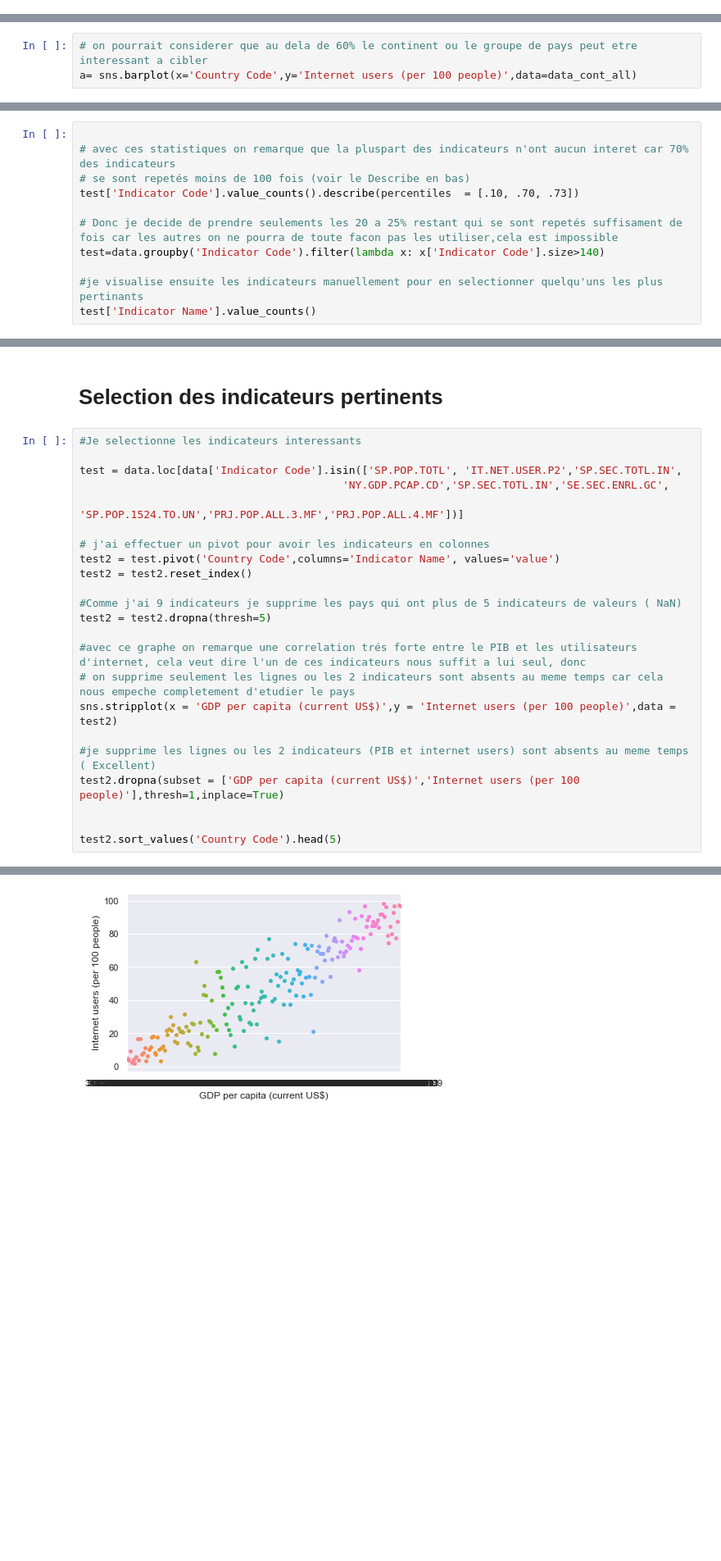
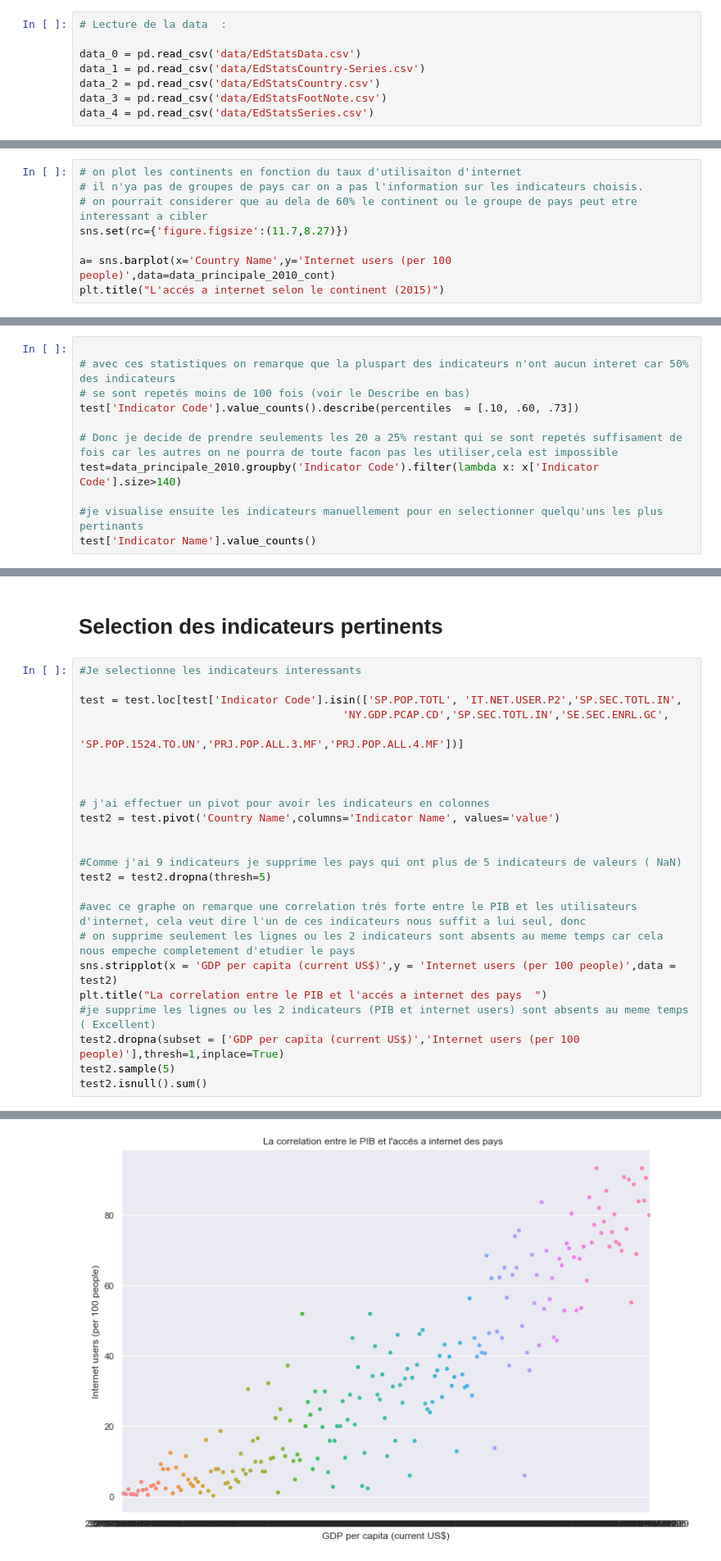
Before and after one commit to axibord/Data_Science, a Jupyter notebook: Test_solo2.ipynb, the cells around one changed output, grey strips where cells are left out. Shown at 82% size. Cells and saved outputs as stored; diff of their text form; blank space fills up the shorter version.

```diff
--- a/Test_solo2.ipynb
+++ b/Test_solo2.ipynb
@@ -21,0 +26,8 @@ data = pd.read_csv('data/EdStatsData.csv')
+# %%
+# Lecture de la data  :
+
+data_0 = pd.read_csv('data/EdStatsData.csv')
+data_1 = pd.read_csv('data/EdStatsCountry-Series.csv')
+data_2 = pd.read_csv('data/EdStatsCountry.csv')
+data_3 = pd.read_csv('data/EdStatsFootNote.csv')
+data_4 = pd.read_csv('data/EdStatsSeries.csv')
@@ -101,4 +234,9 @@ Name: Indicator Name, dtype: int64
 # %%
+# on plot les continents en fonction du taux d'utilisaiton d'internet
+# il n'ya pas de groupes de pays car on a pas l'information sur les indicateurs choisis.
 # on pourrait considerer que au dela de 60% le continent ou le groupe de pays peut etre interessant a cibler
-a= sns.barplot(x='Country Code',y='Internet users (per 100 people)',data=data_cont_all)
+sns.set(rc={'figure.figsize':(11.7,8.27)})
+
+a= sns.barplot(x='Country Name',y='Internet users (per 100 people)',data=data_principale_2010_cont)
+plt.title("L'accés a internet selon le continent (2015)")
 # %% [output]
@@ -156,11 +305,11 @@ Name: Country Code, dtype: float64
 # %%
 
-# avec ces statistiques on remarque que la pluspart des indicateurs n'ont aucun interet car 70% des indicateurs
+# avec ces statistiques on remarque que la pluspart des indicateurs n'ont aucun interet car 50% des indicateurs
 # se sont repetés moins de 100 fois (voir le Describe en bas)
-test['Indicator Code'].value_counts().describe(percentiles  = [.10, .70, .73])
+test['Indicator Code'].value_counts().describe(percentiles  = [.10, .60, .73])
 
 # Donc je decide de prendre seulements les 20 a 25% restant qui se sont repetés suffisament de fois car les autres on ne pourra de toute facon pas les utiliser,cela est impossible
-test=data.groupby('Indicator Code').filter(lambda x: x['Indicator Code'].size>140)
+test=data_principale_2010.groupby('Indicator Code').filter(lambda x: x['Indicator Code'].size>140)
 
 #je visualise ensuite les indicateurs manuellement pour en selectionner quelqu'uns les plus pertinants
 test['Indicator Name'].value_counts()
@@ -192,13 +346,15 @@ Name: Indicator Name, Length: 565, dtype: int64
 # %%
 #Je selectionne les indicateurs interessants
 
-test = data.loc[data['Indicator Code'].isin(['SP.POP.TOTL', 'IT.NET.USER.P2','SP.SEC.TOTL.IN',
+test = test.loc[test['Indicator Code'].isin(['SP.POP.TOTL', 'IT.NET.USER.P2','SP.SEC.TOTL.IN',
                                          'NY.GDP.PCAP.CD','SP.SEC.TOTL.IN','SE.SEC.ENRL.GC',
                                          'SP.POP.1524.TO.UN','PRJ.POP.ALL.3.MF','PRJ.POP.ALL.4.MF'])]
 
+
+
 # j'ai effectuer un pivot pour avoir les indicateurs en colonnes
-test2 = test.pivot('Country Code',columns='Indicator Name', values='value')
-test2 = test2.reset_index()
+test2 = test.pivot('Country Name',columns='Indicator Name', values='value')
+
 
 #Comme j'ai 9 indicateurs je supprime les pays qui ont plus de 5 indicateurs de valeurs ( NaN)
 test2 = test2.dropna(thresh=5)
@@ -206,11 +362,10 @@ test2 = test2.dropna(thresh=5)
 #avec ce graphe on remarque une correlation trés forte entre le PIB et les utilisateurs d'internet, cela veut dire l'un de ces indicateurs nous suffit a lui seul, donc
 # on supprime seulement les lignes ou les 2 indicateurs sont absents au meme temps car cela nous empeche completement d'etudier le pays
 sns.stripplot(x = 'GDP per capita (current US$)',y = 'Internet users (per 100 people)',data = test2)
-
+plt.title("La correlation entre le PIB et l'accés a internet des pays  ")
 #je supprime les lignes ou les 2 indicateurs (PIB et internet users) sont absents au meme temps ( Excellent)
 test2.dropna(subset = ['GDP per capita (current US$)','Internet users (per 100 people)'],thresh=1,inplace=True)
-
-
-test2.sort_values('Country Code').head(5)
+test2.sample(5)
+test2.isnull().sum()
 # %% [output]
 <matplotlib.axes._subplots.AxesSubplot at 0x...>
@@ -223,4 +390,4 @@ test2.sort_values('Country Code').head(5)
-[figure, old version]
+[figure, new version]
 # %% [markdown]
 # filtrage des données selon nos besoins
 # %%
```
Also changed, not shown: parts of 24 cells of this notebook.
